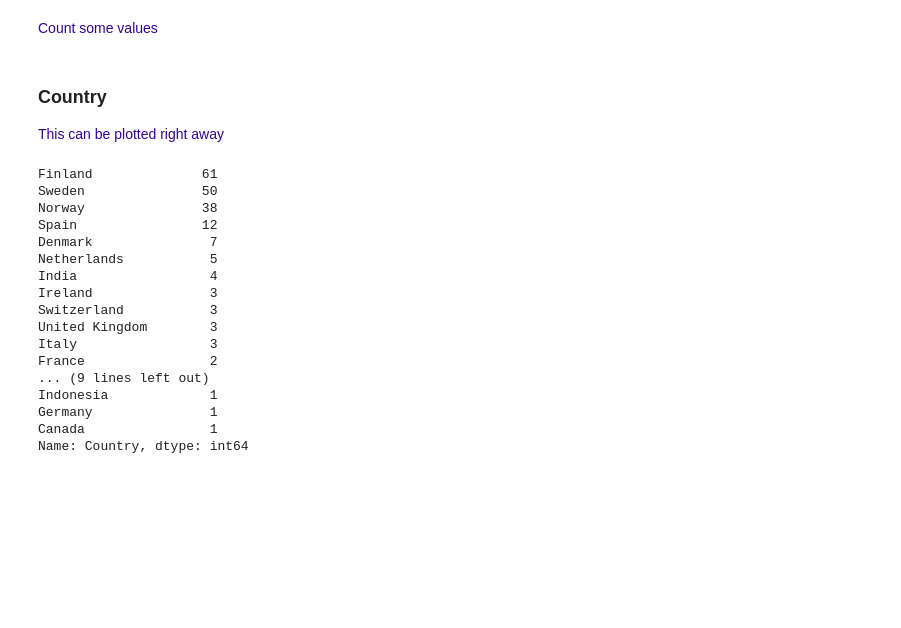
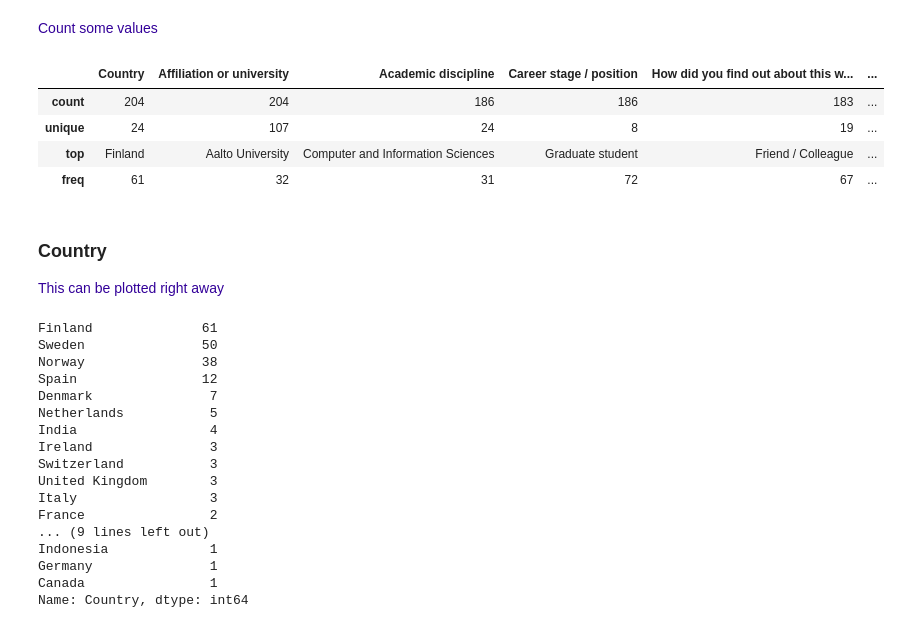
Before and after one commit to coderefinery/workshop-stats, a Jupyter notebook: Registration_stats.ipynb, the cells around one changed output. Drawn from its saved outputs; the diff is of its cells as text; code cells hidden in the pictures; blank space fills up the shorter version.

```diff
--- a/Registration_stats.ipynb
+++ b/Registration_stats.ipynb
@@ -50,5 +53,13 @@ individualDF.head(2)
 # %% [markdown]
 <font color=#330099>Count some values</font>
+# %%
+individualDF.describe()
+# %% [output]
+|  | Country | Affiliation or university | Academic discipline | Career stage / position | How did you find out about this w... | ... |
+| count | 204 | 204 | 186 | 186 | 183 | ... |
+| unique | 24 | 107 | 24 | 8 | 19 | ... |
+| top | Finland | Aalto University | Computer and Information Sciences | Graduate student | Friend / Colleague | ... |
+| freq | 61 | 32 | 31 | 72 | 67 | ... |
 # %%
 countCountries = individualDF["Country"].value_counts()
 countOrganisations = individualDF["Affiliation or university"].value_counts()
```
Also changed, not shown: parts of 5 cells of this notebook, 15 other files.
